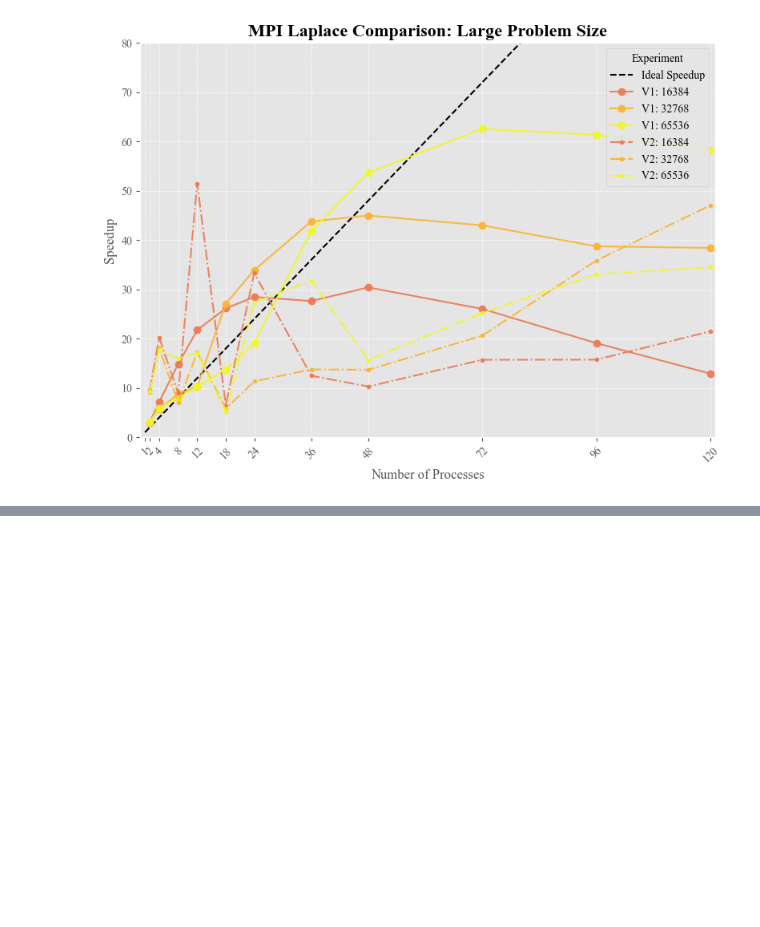
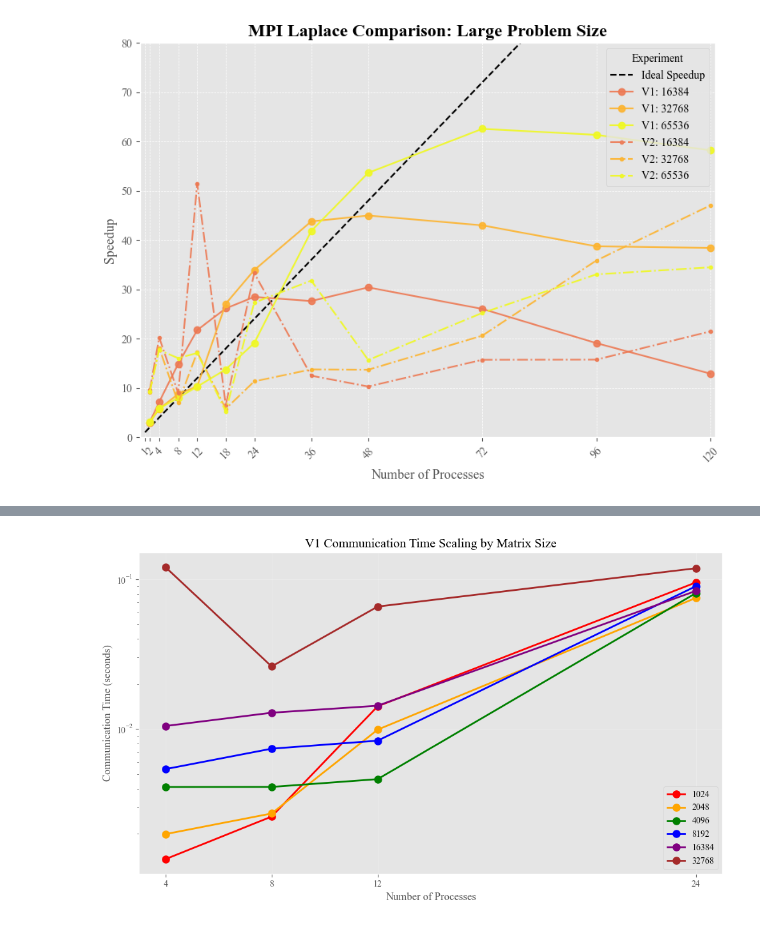
Before and after one commit to dettinjo/Parallel_Programming, a Jupyter notebook: 06_MPI_Laplace/scripts/plotting.ipynb, the cells around one changed output, grey strips where cells are left out. Cells and saved outputs as stored; diff of their text form; code cells hidden in the pictures; blank space fills up the shorter version.

```diff
--- a/06_MPI_Laplace/scripts/plotting.ipynb
+++ b/06_MPI_Laplace/scripts/plotting.ipynb
@@ -144,0 +251,34 @@ plt.show()
+# %%
+# Complete communication time data
+comm_scaling_data = {
+    '1024': {'processes': [4, 8, 12, 24], 'comm_time': [0.001354, 0.002603, 0.014179, 0.095055]},
+    '2048': {'processes': [4, 8, 12, 24], 'comm_time': [0.001989, 0.002731, 0.009901, 0.074897]},
+    '4096': {'processes': [4, 8, 12, 24], 'comm_time': [0.004101, 0.004106, 0.004627, 0.080591]},
+    '8192': {'processes': [4, 8, 12, 24], 'comm_time': [0.005403, 0.007388, 0.008361, 0.089693]},
+    '16384': {'processes': [4, 8, 12, 24], 'comm_time': [0.010471, 0.012846, 0.014300, 0.083487]},
+    '32768': {'processes': [4, 8, 12, 24], 'comm_time': [0.120098, 0.026158, 0.065644, 0.118292]}
+}
+
+fig, ax = plt.subplots(figsize=(10, 6))
+
+# Plot absolute communication time for all matrix sizes
+colors = ['red', 'orange', 'green', 'blue', 'purple', 'brown']
+for idx, (size, data) in enumerate(comm_scaling_data.items()):
+    ax.plot(data['processes'], data['comm_time'], 'o-', label=size,
+            linewidth=2, markersize=8, color=colors[idx])
+
+ax.set_xlabel('Number of Processes')
+ax.set_ylabel('Communication Time (seconds)')
+ax.set_title('V1 Communication Time Scaling by Matrix Size')
+ax.set_yscale('log')
+ax.legend()
+ax.grid(True, alpha=0.3)
+
+# Set specific x-ticks at measured process counts
+ax.set_xticks([4, 8, 12, 24])
+ax.set_xlim(3, 25)
+
+plt.tight_layout()
+plt.show()
+# %% [output]
+[figure, added]
```
Also changed, not shown: parts of 2 cells of this notebook.
